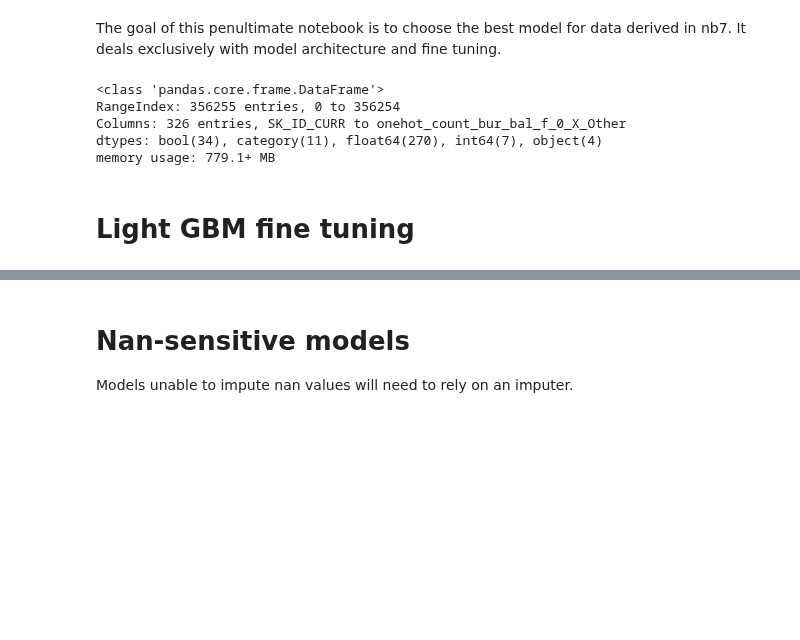
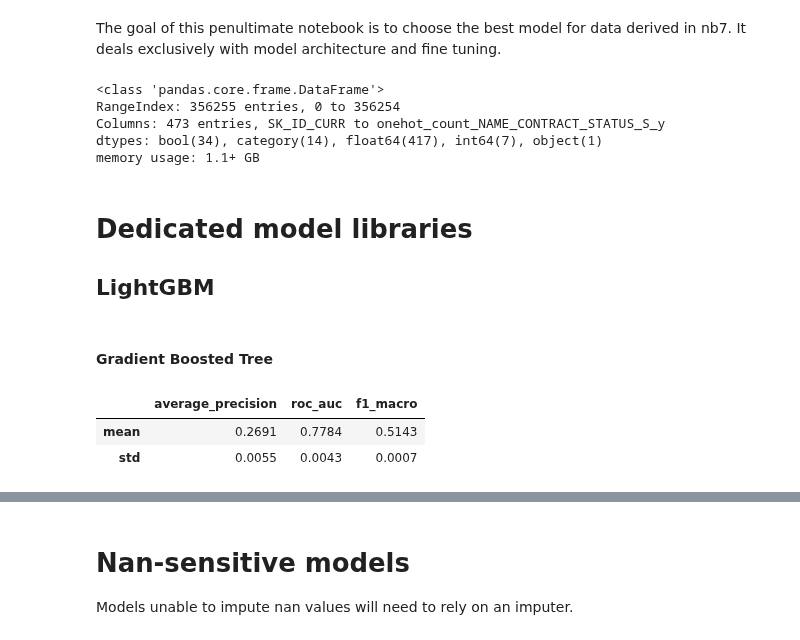
Before and after one commit to Sauciu1/defaulting-risk, a Jupyter notebook: notebooks/nb8_model_tuning.ipynb, the cells around one changed output, grey strips where cells are left out. Saved outputs shown, nothing was run; the diff lists cells and outputs as text; code cells hidden in the pictures; blank space fills up the shorter version.

Commit message:
model preprocessing

```diff
--- a/notebooks/nb8_model_tuning.ipynb
+++ b/notebooks/nb8_model_tuning.ipynb
@@ -27,11 +41,32 @@ import importlib
 # %%
 data = joblib.load("data/processed/all_tables.jbl")
 data.info()
+
+X_train = data[~data["TARGET"].isna()]
+X_train = X_train.drop(columns=["SK_ID_CURR"]).reset_index(drop=True)
+y_train = X_train.pop("TARGET")
 # %% [output]
 <class 'pandas.core.frame.DataFrame'>
 RangeIndex: 356255 entries, 0 to 356254
-Columns: 326 entries, SK_ID_CURR to onehot_count_bur_bal_f_0_X_Other
-dtypes: bool(34), category(11), float64(270), int64(7), object(4)
-memory usage: 779.1+ MB
+Columns: 473 entries, SK_ID_CURR to onehot_count_NAME_CONTRACT_STATUS_S_y
+dtypes: bool(34), category(14), float64(417), int64(7), object(1)
+memory usage: 1.1+ GB
+# %%
+importlib.reload(sklearn_helper)
+def val_model(model, X_train = X_train) -> pd.DataFrame:
+    return sklearn_helper.stratified_cv_model(
+        model,
+        X_train,
+        y_train,
+        scoring=['average_precision', 'roc_auc', 'f1_macro'])
 # %% [markdown]
-# Light GBM fine tuning
+# Dedicated model libraries
+## LightGBM
+# %% [markdown]
+#### Gradient Boosted Tree
+# %%
+val_model(LGBMClassifier(boosting_type='gbdt', verbose=-1))
+# %% [output]
+|  | average_precision | roc_auc | f1_macro |
+| mean | 0.2691 | 0.7784 | 0.5143 |
+| std | 0.0055 | 0.0043 | 0.0007 |
```
Also changed, not shown: parts of 18 cells of this notebook, 7 other files.
